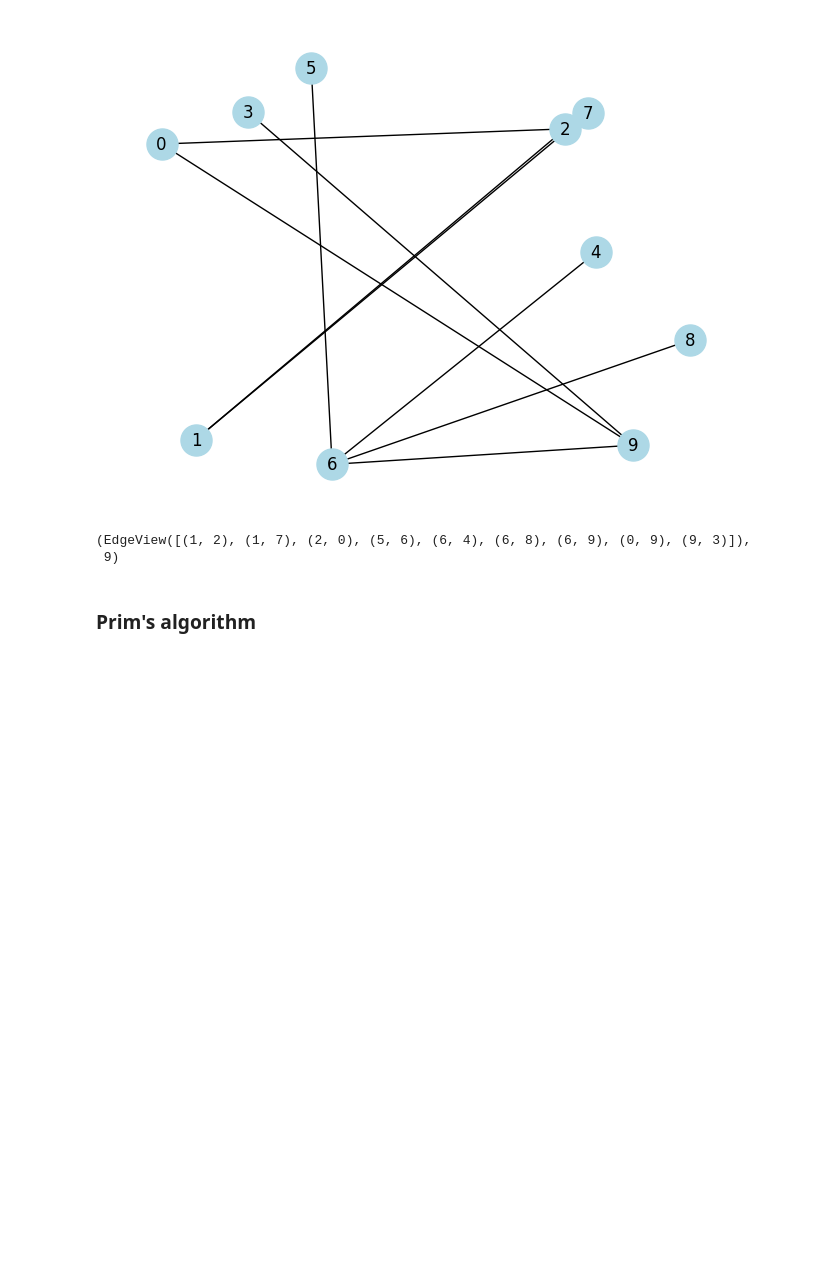
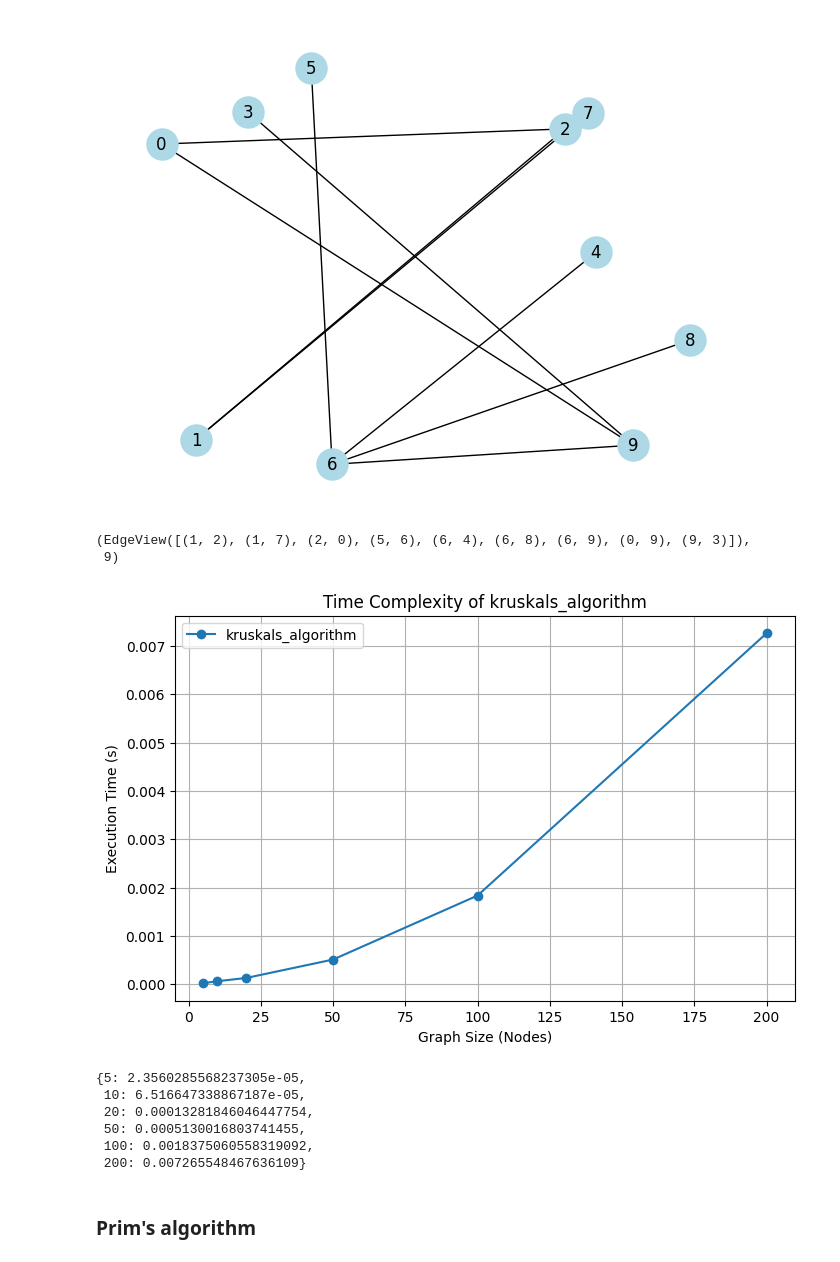
Before and after one commit to rasthpop/discrete-mathematics-tree-lab, a Jupyter notebook: Lab1_trees.ipynb, the cells around one changed output. Saved outputs shown, nothing was run; the diff lists cells and outputs as text; code cells hidden in the pictures; blank space fills up the shorter version.

Commit message:
feat: analyze time complexity function

```diff
--- a/Lab1_trees.ipynb
+++ b/Lab1_trees.ipynb
@@ -126,6 +173,15 @@ class UnionFind:
         self.__size[root1] += self.__size[root2]
 
 def kruskals_algorithm(graph: nx.Graph) -> nx.Graph:
+    """ Kruskal's algorithm implementation.
+
+    Args:
+        graph (nx.Graph): The graph to execute algorithm.
+
+    Returns:
+        nx.Graph: The minimum spanning tree
+    """
+
     edges = [(u, v, w['weight']) for u, v, w in graph.edges(data=True)]
     edges.sort(key = lambda x: (x[2]))
 
@@ -151,6 +207,16 @@ mst.edges(), len(mst.edges())
 # %% [output]
 (EdgeView([(1, 2), (1, 7), (2, 0), (5, 6), (6, 4), (6, 8), (6, 9), (0, 9), (9, 3)]),
  9)
+# %%
+analyze_time_complexity(kruskals_algorithm, graph_sizes = [5, 10, 20, 50, 100, 150, 200])
+# %% [output]
+[figure, added]
+{5: 2.3560285568237305e-05,
+ 10: 6.516647338867187e-05,
+ 20: 0.00013281846046447754,
+ 50: 0.0005130016803741455,
+ 100: 0.0018375060558319092,
+ 200: 0.007265548467636109}
 # %% [markdown]
 ### Prim's algorithm
 # %%
```
Also changed, not shown: parts of 6 cells of this notebook.
